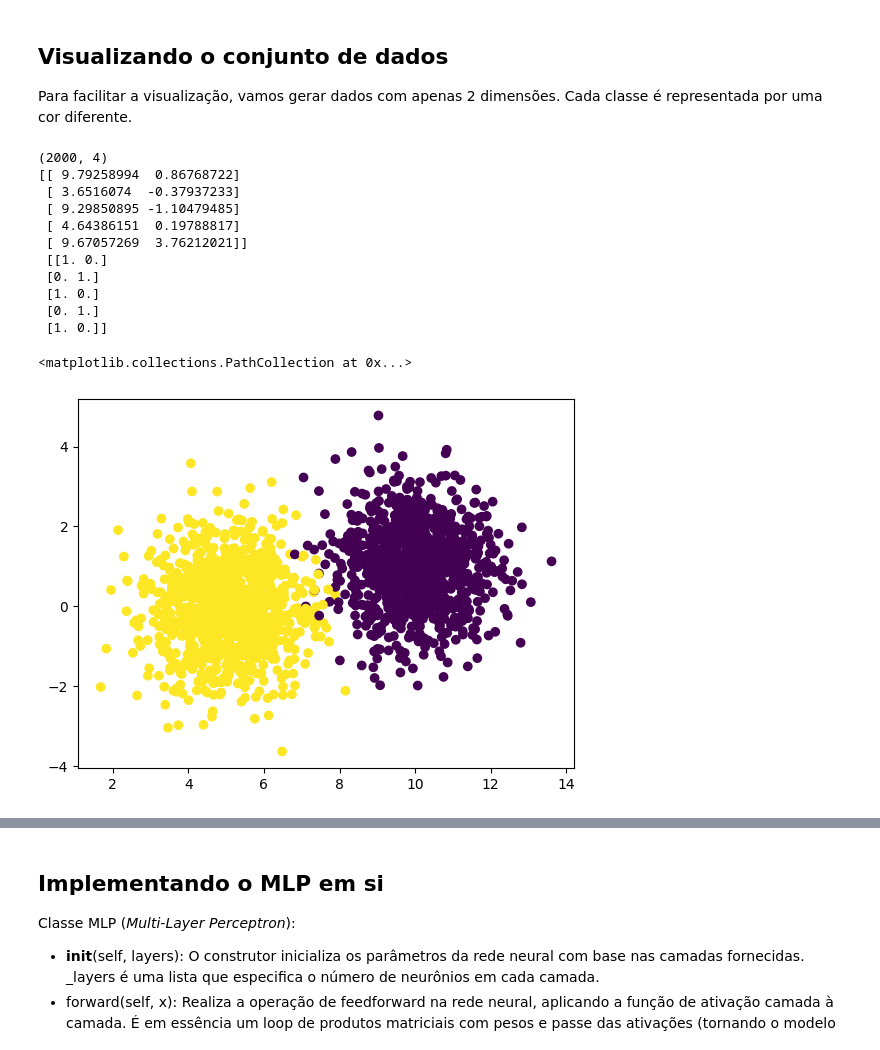
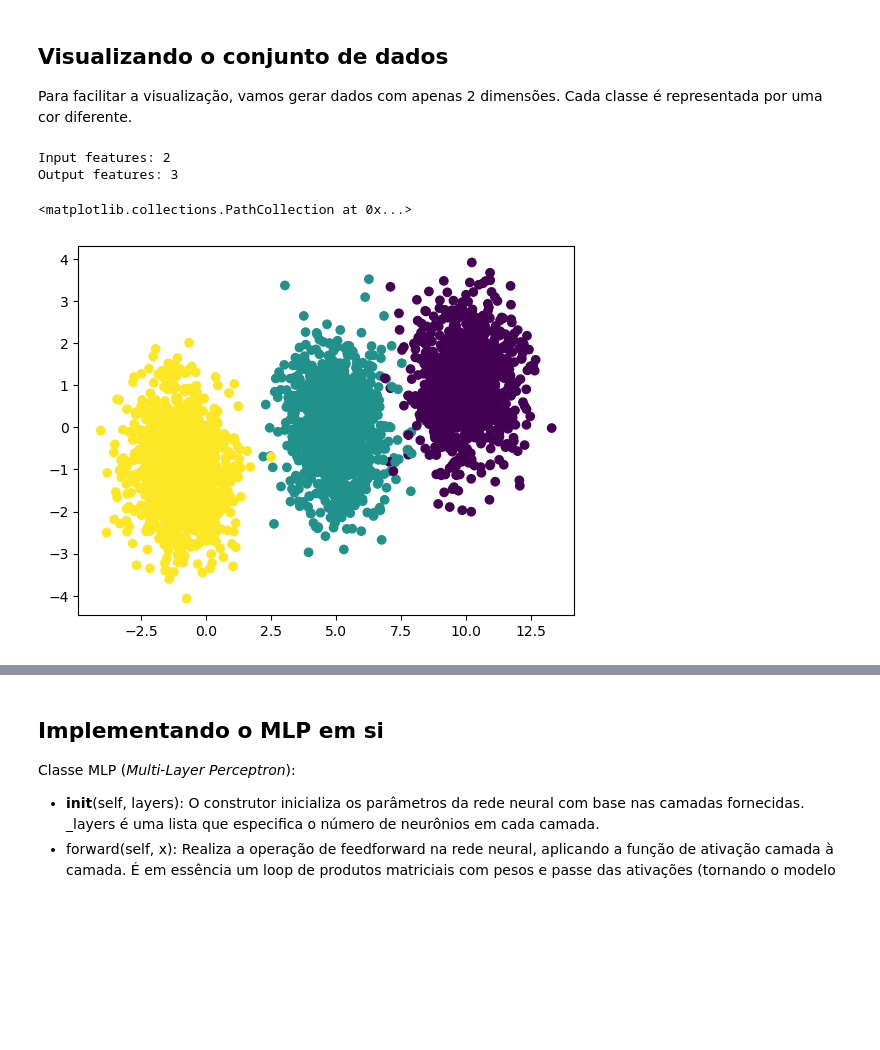
Before and after one commit to rzimmerdev/sentiment-analysis, a Jupyter notebook: atividade_1.ipynb, the cells around one changed output, grey strips where cells are left out. Drawn from its saved outputs; the diff is of its cells as text; code cells hidden in the pictures; blank space fills up the shorter version.

```diff
--- a/atividade_1.ipynb
+++ b/atividade_1.ipynb
@@ -53,7 +56,7 @@ def generate_class(mu, sigma, n):
     return np.random.normal(mu, sigma, n)
 
 
-def generate_data(classes):
+def generate_dataset(classes):
     data = []
     for label, params in classes.items():
         n, columns = params
@@ -80,31 +83,26 @@ Para facilitar a visualização, vamos gerar dados com apenas 2 dimensões. Cada
 # %%
 classes = {
     0: (1000, [(10, 1), (1, 1)]),
     1: (1000, [(5, 1), (0, 1)]),
+    2: (1000, [(-1, 1), (-1, 1)]),
 }
 
-data = generate_data(classes)
+dataset = generate_dataset(classes)
+input_features = dataset.shape[1] - len(classes)
+output_features = len(classes)
 
-# 2 classes + 2 features
-print(data.shape)
-print(data[:5, :2], "\n", data[:5, 2:])
+print(f"Input features: {input_features}")
+print(f"Output features: {output_features}")
 
-labels = np.argmax(data[:, 2:], axis=1)
-plt.scatter(data[:, 0], data[:, 1], c=labels, cmap='viridis')
+x = dataset[:, :input_features]
+y = dataset[:, input_features:]
+
+plt.scatter(x[:, 0], x[:, 1], c=np.argmax(y, axis=1))
 # %% [output]
-(2000, 4)
-[[ 9.79258994  0.86768722]
- [ 3.6516074  -0.37937233]
- [ 9.29850895 -1.10479485]
- [ 4.64386151  0.19788817]
- [ 9.67057269  3.76212021]]
- [[1. 0.]
- [0. 1.]
- [1. 0.]
- [0. 1.]
- [1. 0.]]
+Input features: 2
+Output features: 3
 <matplotlib.collections.PathCollection at 0x...>
-[figure, old version]
+[figure, new version]
 # %% [markdown]
 ## Definindo uma Loss function
 
```
Also changed, not shown: parts of 31 cells of this notebook.
